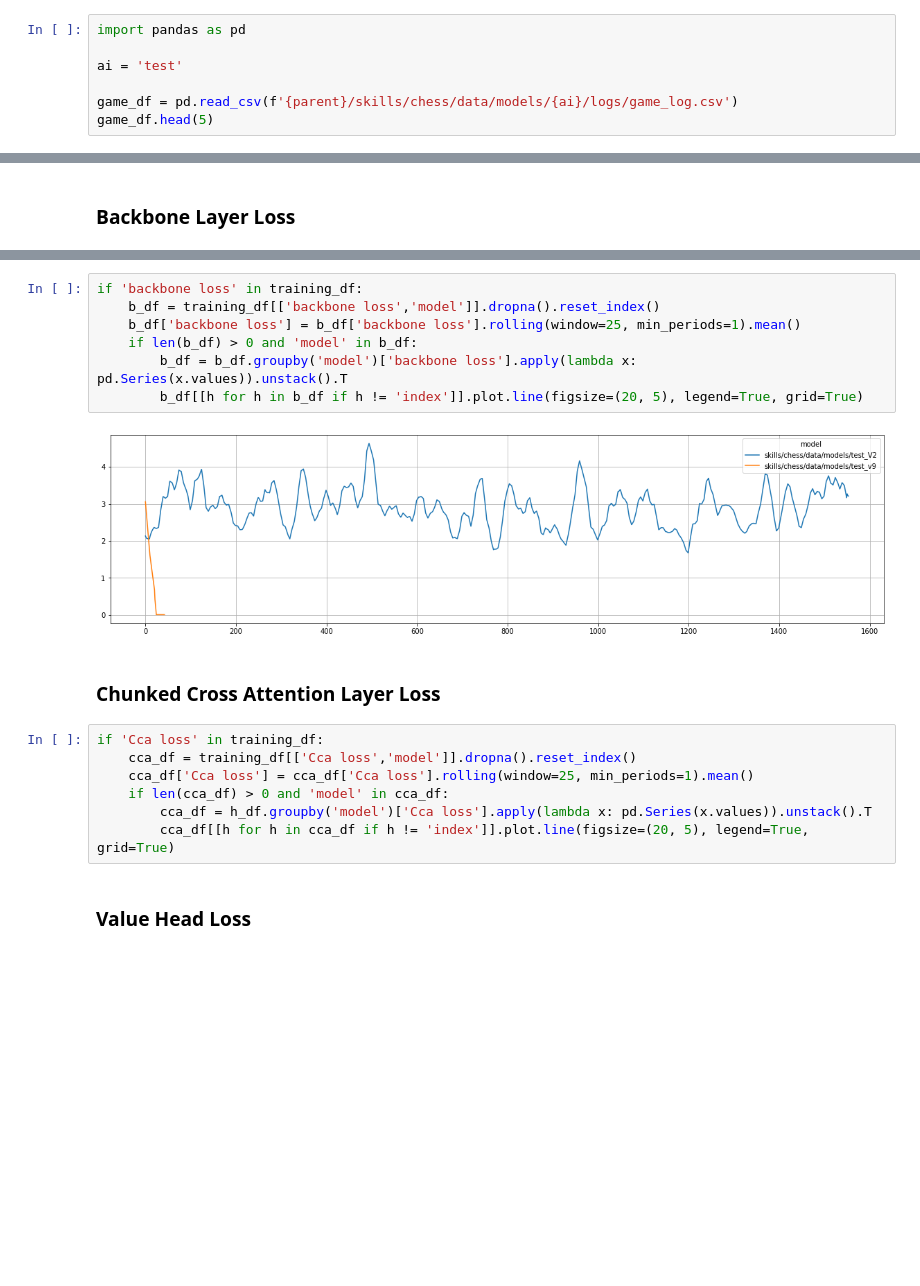
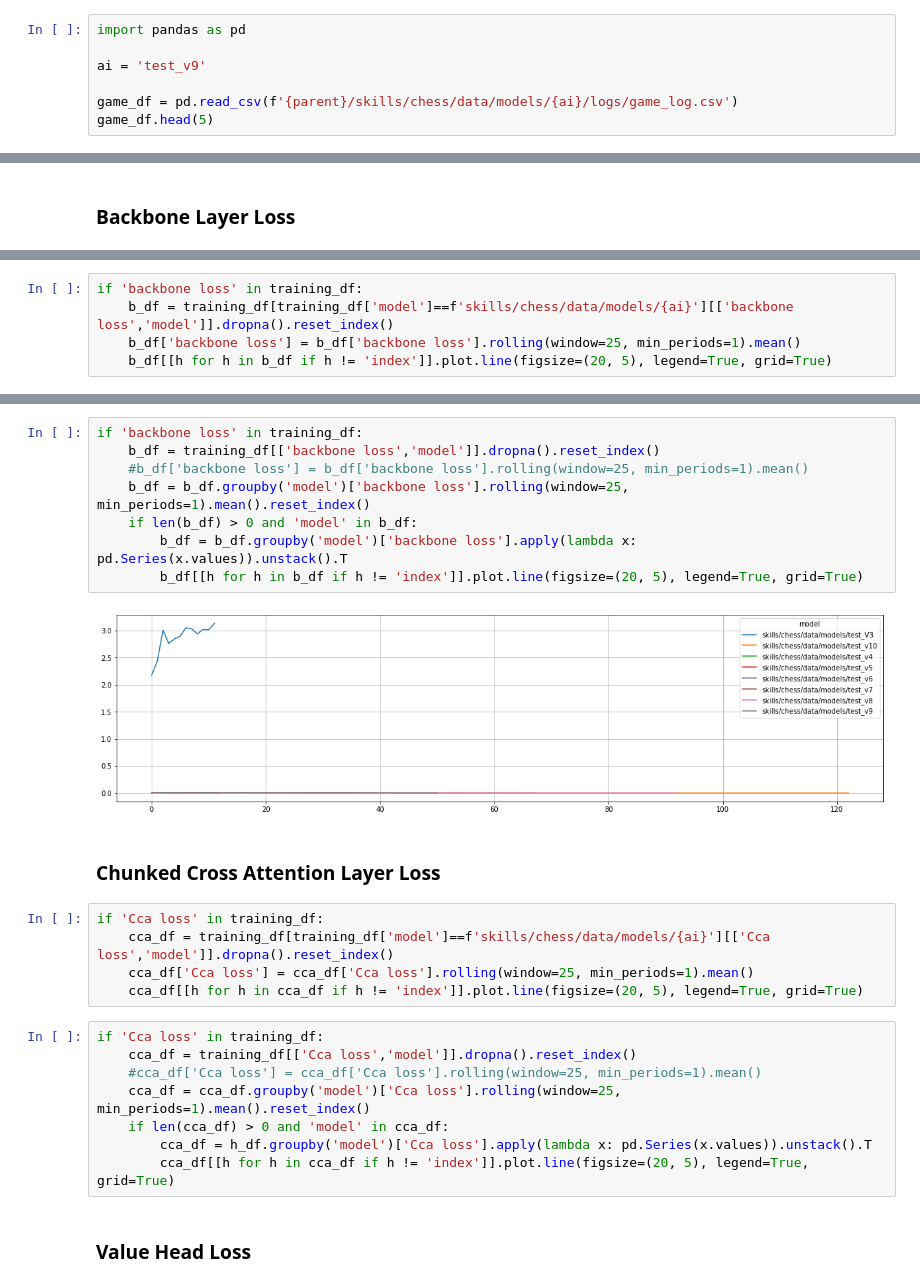
Before and after one commit to bellerb/chappie.ai, a Jupyter notebook: notebooks/BotEvaluation.ipynb, the cells around one changed output, grey strips where cells are left out. Saved outputs shown, nothing was run; the diff lists cells and outputs as text; blank space fills up the shorter version.

```diff
--- a/notebooks/BotEvaluation.ipynb
+++ b/notebooks/BotEvaluation.ipynb
@@ -15,7 +15,7 @@ print(parent)
 # %%
 import pandas as pd
 
-ai = 'test'
+ai = 'test_v9'
 
 game_df = pd.read_csv(f'{parent}/skills/chess/data/models/{ai}/logs/game_log.csv')
 game_df.head(5)
@@ -340,0 +394,5 @@ h_df['backbone loss'].plot.line(figsize=(20, 5), legend=False, grid=True)
+# %%
+if 'backbone loss' in training_df:
+    b_df = training_df[training_df['model']==f'skills/chess/data/models/{ai}'][['backbone loss','model']].dropna().reset_index()
+    b_df['backbone loss'] = b_df['backbone loss'].rolling(window=25, min_periods=1).mean()
+    b_df[[h for h in b_df if h != 'index']].plot.line(figsize=(20, 5), legend=True, grid=True)
@@ -341,18 +401,25 @@ h_df['backbone loss'].plot.line(figsize=(20, 5), legend=False, grid=True)
 # %%
 if 'backbone loss' in training_df:
     b_df = training_df[['backbone loss','model']].dropna().reset_index()
-    b_df['backbone loss'] = b_df['backbone loss'].rolling(window=25, min_periods=1).mean()
+    #b_df['backbone loss'] = b_df['backbone loss'].rolling(window=25, min_periods=1).mean()
+    b_df = b_df.groupby('model')['backbone loss'].rolling(window=25, min_periods=1).mean().reset_index()
     if len(b_df) > 0 and 'model' in b_df:
         b_df = b_df.groupby('model')['backbone loss'].apply(lambda x: pd.Series(x.values)).unstack().T
         b_df[[h for h in b_df if h != 'index']].plot.line(figsize=(20, 5), legend=True, grid=True)
 # %% [output]
-[figure, old version]
+[figure, new version]
 # %% [markdown]
 ### Chunked Cross Attention Layer Loss
+# %%
+if 'Cca loss' in training_df:
+    cca_df = training_df[training_df['model']==f'skills/chess/data/models/{ai}'][['Cca loss','model']].dropna().reset_index()
+    cca_df['Cca loss'] = cca_df['Cca loss'].rolling(window=25, min_periods=1).mean()
+    cca_df[[h for h in cca_df if h != 'index']].plot.line(figsize=(20, 5), legend=True, grid=True)
 # %%
 if 'Cca loss' in training_df:
     cca_df = training_df[['Cca loss','model']].dropna().reset_index()
-    cca_df['Cca loss'] = cca_df['Cca loss'].rolling(window=25, min_periods=1).mean()
+    #cca_df['Cca loss'] = cca_df['Cca loss'].rolling(window=25, min_periods=1).mean()
+    cca_df = cca_df.groupby('model')['Cca loss'].rolling(window=25, min_periods=1).mean().reset_index()
     if len(cca_df) > 0 and 'model' in cca_df:
         cca_df = h_df.groupby('model')['Cca loss'].apply(lambda x: pd.Series(x.values)).unstack().T
         cca_df[[h for h in cca_df if h != 'index']].plot.line(figsize=(20, 5), legend=True, grid=True)
```
Also changed, not shown: parts of 30 cells of this notebook, 1 other file.
